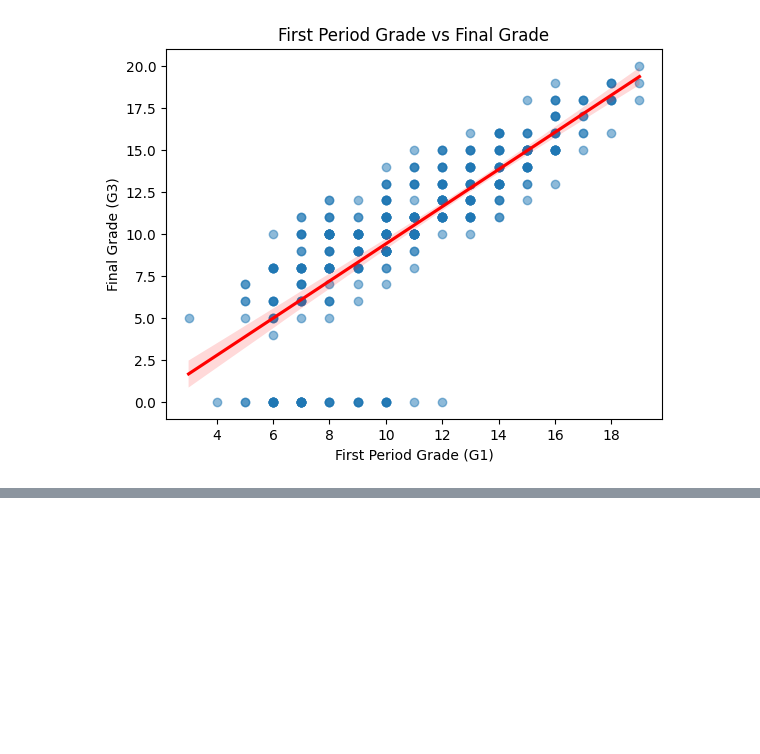
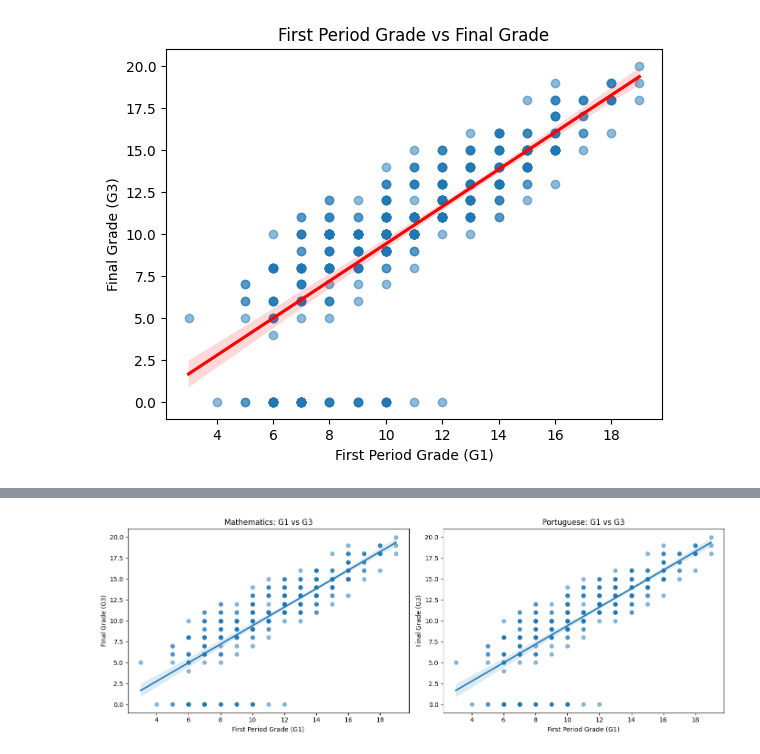
Before and after one commit to tingly-amua/Student-Performance-Analysis, a Jupyter notebook: EDA.ipynb, the cells around one changed output, grey strips where cells are left out. Drawn from its saved outputs; the diff is of its cells as text; code cells hidden in the pictures; blank space fills up the shorter version.

```diff
--- a/EDA.ipynb
+++ b/EDA.ipynb
@@ -535,0 +568,32 @@ plt.show()
+# %%
+fig, axes = plt.subplots(1, 2, figsize=(14, 5))
+
+sns.regplot(
+    data=math_df,
+    x='G1',
+    y='final_grade',
+    ax=axes[0],
+    scatter_kws={'alpha': 0.5}
+)
+
+axes[0].set_title('Mathematics: G1 vs G3')
+axes[0].set_xlabel('First Period Grade (G1)')
+axes[0].set_ylabel('Final Grade (G3)')
+
+
+sns.regplot(
+    data=port_df,
+    x='G1',
+    y='final_grade',
+    ax=axes[1],
+    scatter_kws={'alpha': 0.5}
+)
+
+axes[1].set_title('Portuguese: G1 vs G3')
+axes[1].set_xlabel('First Period Grade (G1)')
+axes[1].set_ylabel('Final Grade (G3)')
+
+plt.tight_layout()
+plt.show()
+# %% [output]
+[figure, added]
```
Also changed, not shown: parts of 1 cell of this notebook.
